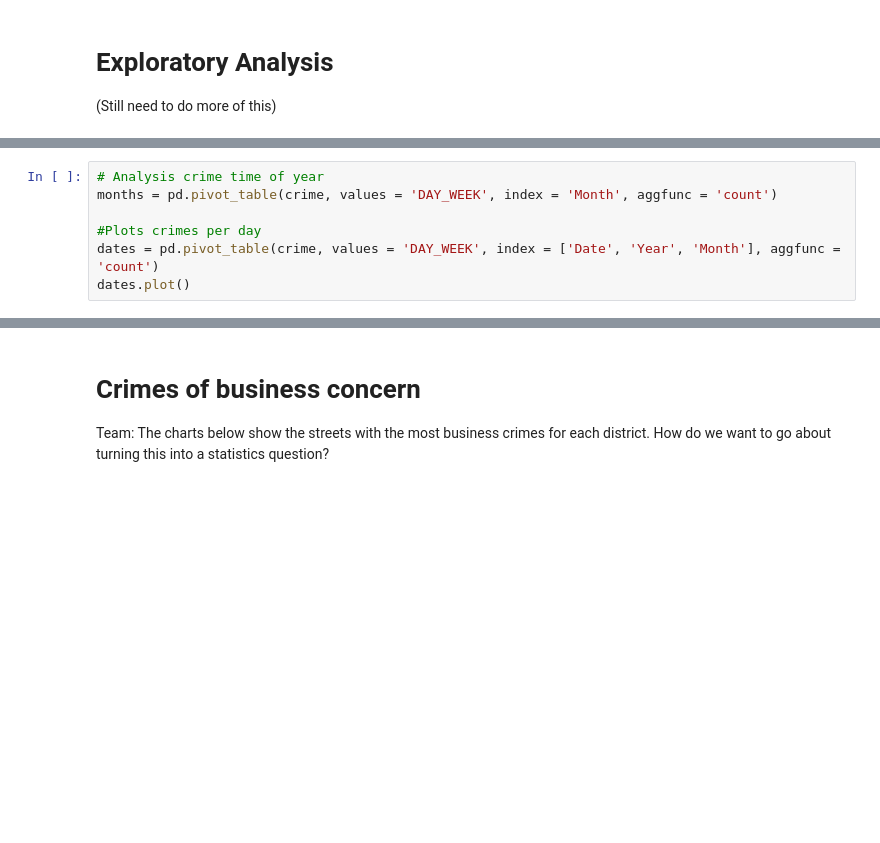
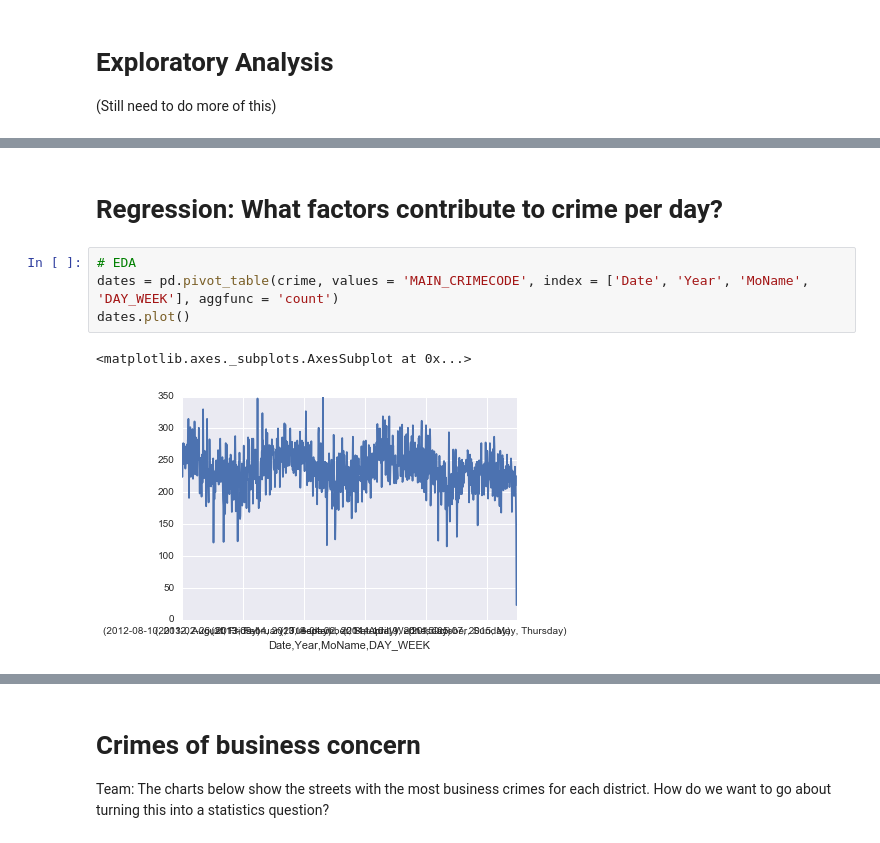
Before and after one commit to aisaacso/SafeBoss, a Jupyter notebook: crimes.ipynb, the cells around one changed output, grey strips where cells are left out. Drawn from its saved outputs; the diff is of its cells as text; blank space fills up the shorter version.

```diff
--- a/crimes.ipynb
+++ b/crimes.ipynb
@@ -99,7 +99,9 @@ hours.plot(xticks = crime.Hour.unique(), title='Crime Count by Hour (Military Ti
+# %% [markdown]
+# Regression: What factors contribute to crime per day?
 # %%
-# Analysis crime time of year
-months = pd.pivot_table(crime, values = 'DAY_WEEK', index = 'Month', aggfunc = 'count')
-
-#Plots crimes per day
-dates = pd.pivot_table(crime, values = 'DAY_WEEK', index = ['Date', 'Year', 'Month'], aggfunc = 'count')
+# EDA
+dates = pd.pivot_table(crime, values = 'MAIN_CRIMECODE', index = ['Date', 'Year', 'MoName', 'DAY_WEEK'], aggfunc = 'count')
 dates.plot()
+# %% [output]
+<matplotlib.axes._subplots.AxesSubplot at 0x...>
+[figure, added]
```
Also changed, not shown: parts of 29 cells of this notebook.
